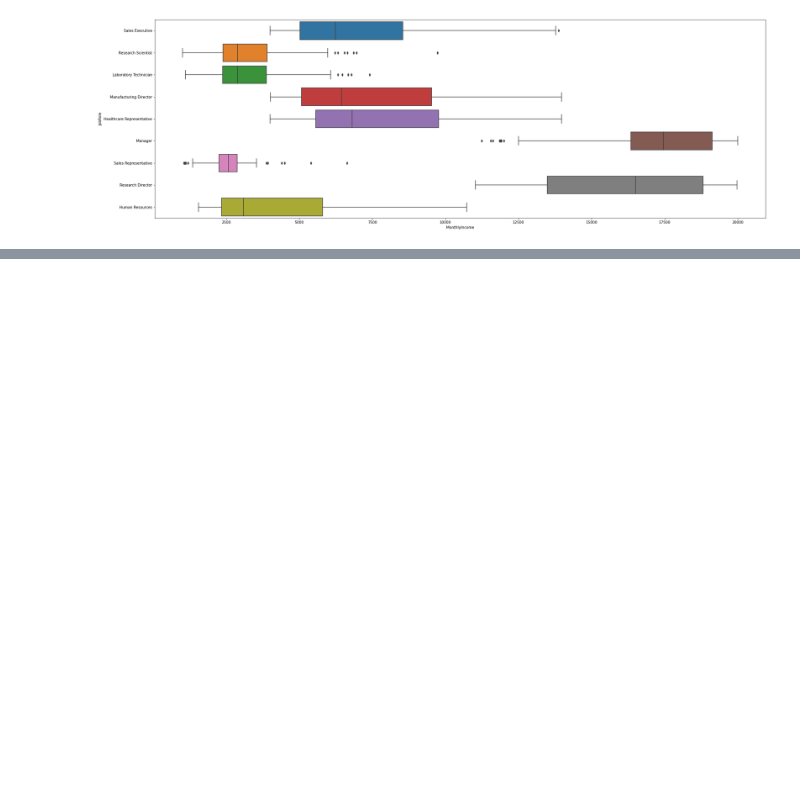
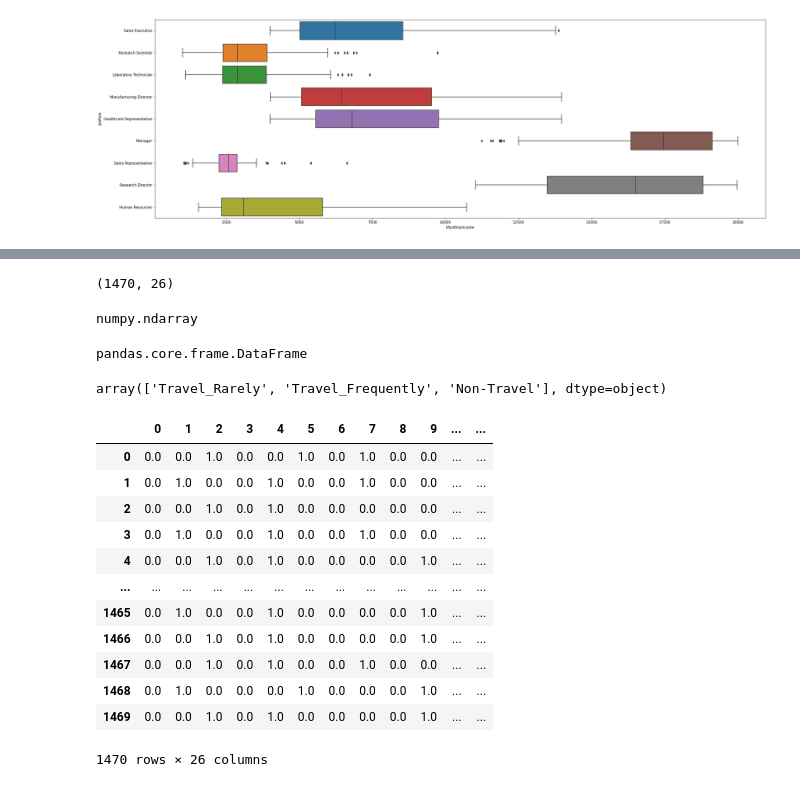
Before and after one commit to gildembergleite/analise-de-insatisfacao-de-funcionarios, a Jupyter notebook: Análise_de_desgaste_de_funcionários_em_empresas.ipynb, the cells around one changed output, grey strips where cells are left out. Drawn from its saved outputs; the diff is of its cells as text; code cells hidden in the pictures; blank space fills up the shorter version.

```diff
--- a/Análise_de_desgaste_de_funcionários_em_empresas.ipynb
+++ b/Análise_de_desgaste_de_funcionários_em_empresas.ipynb
@@ -341,0 +361,5 @@ sns.boxplot(x = 'MonthlyIncome', y = 'JobRole', data = employee_df);
+# %%
+# Criando data frame com os atributos categóricos
+
+X_cat = employee_df[['BusinessTravel','Department','EducationField','Gender','JobRole','MaritalStatus']]
+X_cat
@@ -341,0 +380,56 @@ sns.boxplot(x = 'MonthlyIncome', y = 'JobRole', data = employee_df);
+# %%
+# Representação dos dados para que não aja sobreposição de importância
+
+# Male Female
+# 1    0
+# 0    1
+
+# Single Married Divorced
+# 1      0       0
+# 0      1       0
+# 0      0       1
+
+# Criando um array de dados lógicos a partir do data frame
+
+from sklearn.preprocessing import OneHotEncoder
+
+onehotencoder = OneHotEncoder()
+X_cat = onehotencoder.fit_transform(X_cat).toarray()
+# %%
+# Confirmando a criação das novas colunas
+X_cat.shape
+# %% [output]
+(1470, 26)
+# %%
+# Alterando o array para data frame novamente
+
+type(X_cat)
+# %% [output]
+numpy.ndarray
+# %%
+X_cat = pd.DataFrame(X_cat)
+type(X_cat)
+# %% [output]
+pandas.core.frame.DataFrame
+# %%
+# Confirmando a alteração dos dados
+
+employee_df['BusinessTravel'].unique()
+# %% [output]
+array(['Travel_Rarely', 'Travel_Frequently', 'Non-Travel'], dtype=object)
+# %%
+X_cat
+# %% [output]
+|  | 0 | 1 | 2 | 3 | 4 | 5 | 6 | 7 | 8 | 9 | ... | ... |
+| 0 | 0.0 | 0.0 | 1.0 | 0.0 | 0.0 | 1.0 | 0.0 | 1.0 | 0.0 | 0.0 | ... | ... |
+| 1 | 0.0 | 1.0 | 0.0 | 0.0 | 1.0 | 0.0 | 0.0 | 1.0 | 0.0 | 0.0 | ... | ... |
+| 2 | 0.0 | 0.0 | 1.0 | 0.0 | 1.0 | 0.0 | 0.0 | 0.0 | 0.0 | 0.0 | ... | ... |
+| 3 | 0.0 | 1.0 | 0.0 | 0.0 | 1.0 | 0.0 | 0.0 | 1.0 | 0.0 | 0.0 | ... | ... |
+| 4 | 0.0 | 0.0 | 1.0 | 0.0 | 1.0 | 0.0 | 0.0 | 0.0 | 0.0 | 1.0 | ... | ... |
+| ... | ... | ... | ... | ... | ... | ... | ... | ... | ... | ... | ... | ... |
+| 1465 | 0.0 | 1.0 | 0.0 | 0.0 | 1.0 | 0.0 | 0.0 | 0.0 | 0.0 | 1.0 | ... | ... |
+| 1466 | 0.0 | 0.0 | 1.0 | 0.0 | 1.0 | 0.0 | 0.0 | 0.0 | 0.0 | 1.0 | ... | ... |
+| 1467 | 0.0 | 0.0 | 1.0 | 0.0 | 1.0 | 0.0 | 0.0 | 1.0 | 0.0 | 0.0 | ... | ... |
+| 1468 | 0.0 | 1.0 | 0.0 | 0.0 | 0.0 | 1.0 | 0.0 | 0.0 | 0.0 | 1.0 | ... | ... |
+| 1469 | 0.0 | 0.0 | 1.0 | 0.0 | 1.0 | 0.0 | 0.0 | 0.0 | 0.0 | 1.0 | ... | ... |
+1470 rows × 26 columns
```
Also changed, not shown: parts of 18 cells of this notebook.
